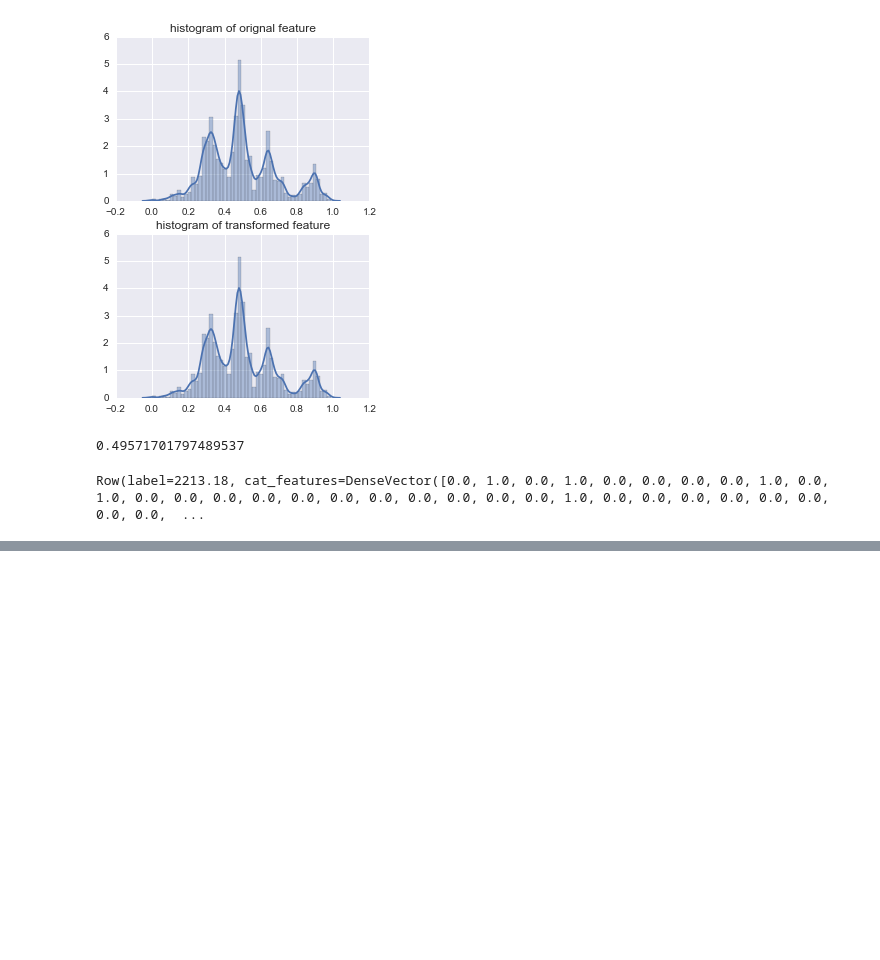
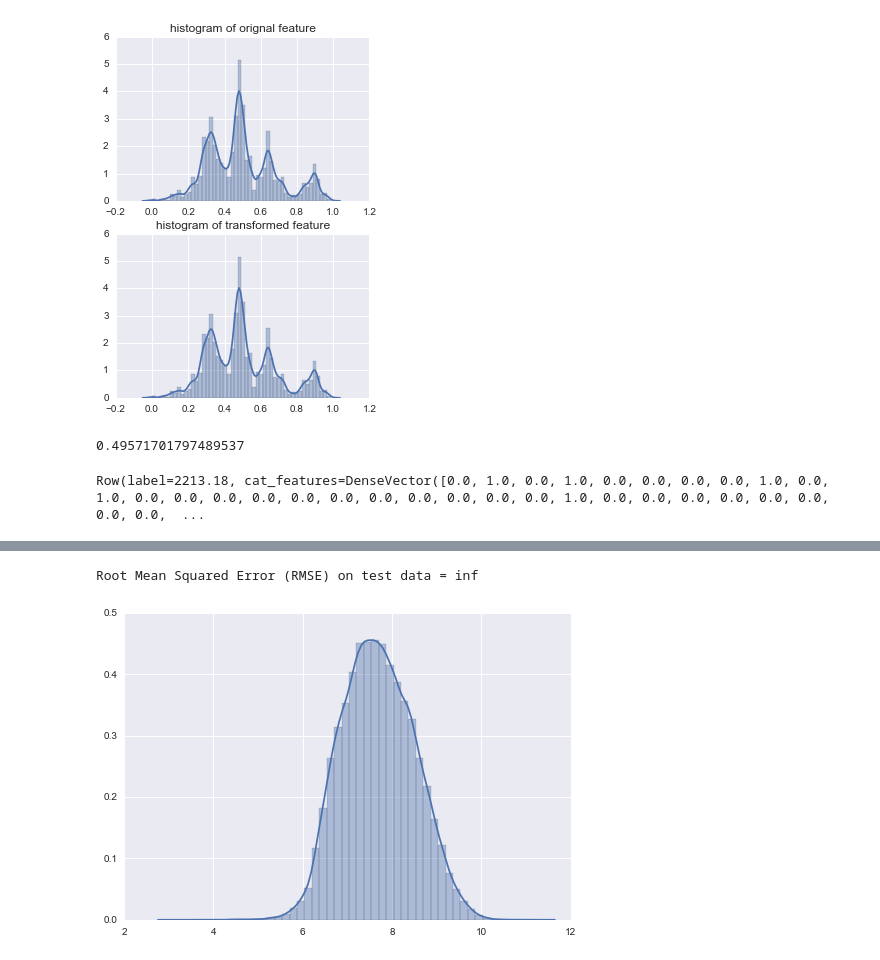
Before and after one commit to tchaton/Kaggle-Challenge, a Jupyter notebook: Allstate/Allstate-claims-severity-competition1.2.ipynb, the cells around one changed output, grey strips where cells are left out. Saved outputs shown, nothing was run; the diff lists cells and outputs as text; code cells hidden in the pictures; blank space fills up the shorter version.

```diff
--- a/Allstate/Allstate-claims-severity-competition1.2.ipynb
+++ b/Allstate/Allstate-claims-severity-competition1.2.ipynb
@@ -391,0 +449,10 @@ Row(label=2213.18, cat_features=DenseVector([0.0, 1.0, 0.0, 1.0, 0.0, 0.0, 0.0,
+# %%
+a = predictions.withColumn("prediction_t", pow(column("prediction"),1.1))
+a.first()
+a = predictions.withColumn("prediction_exp", exp("prediction_t"))
+evaluator = RegressionEvaluator(
+        labelCol="label", predictionCol="prediction_exp", metricName="mae")
+rmse = evaluator.evaluate(a)
+print("Root Mean Squared Error (RMSE) on test data = %g" % rmse)
+# %% [output]
+Root Mean Squared Error (RMSE) on test data = inf
@@ -391,0 +465,8 @@ Row(label=2213.18, cat_features=DenseVector([0.0, 1.0, 0.0, 1.0, 0.0, 0.0, 0.0,
+# %%
+plt.figure(0)
+sns.distplot(predictions.select('label_t').collect(), bins=50)
+ax.set_xlabel('')
+ax.set_title('histogram of orignal feature')
+plt.show()
+# %% [output]
+[figure, added]
```
Also changed, not shown: parts of 26 cells of this notebook.
